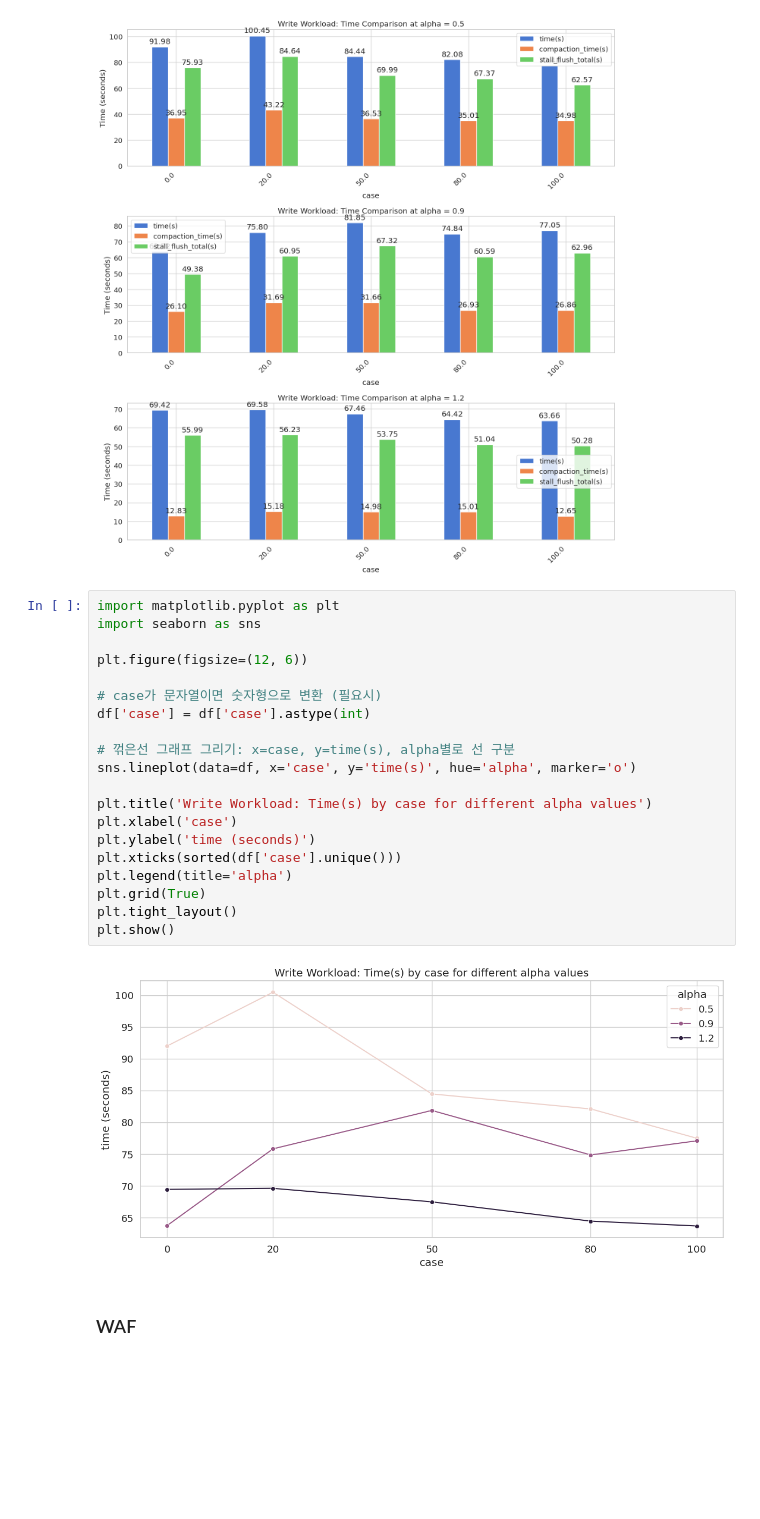
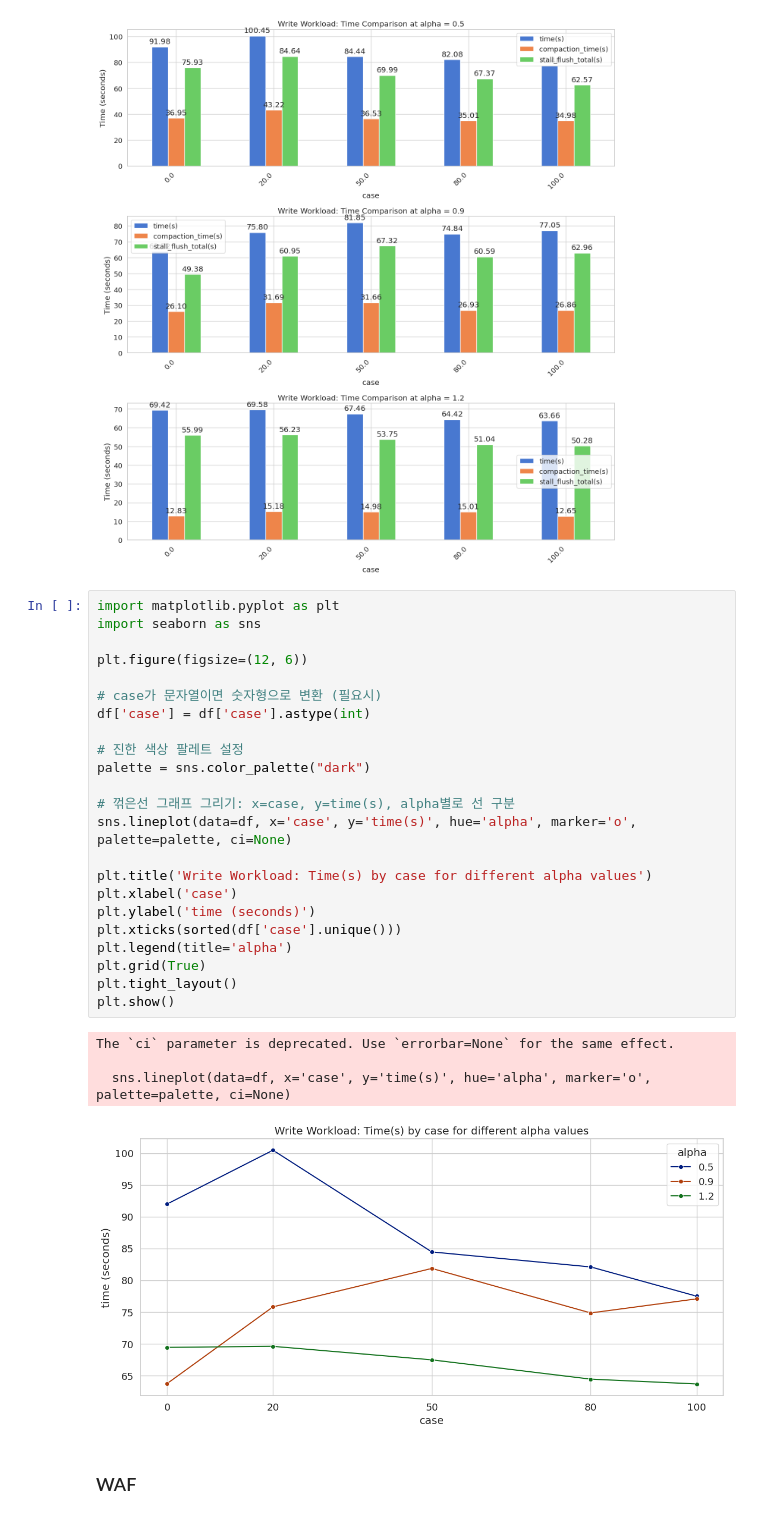
Before and after one commit to yrc00/opensource_sw_analysis, a Jupyter notebook: Lab4/analysis/h5_graph.ipynb, the cells around one changed output. Drawn from its saved outputs; the diff is of its cells as text; blank space fills up the shorter version.

```diff
--- a/Lab4/analysis/h5_graph.ipynb
+++ b/Lab4/analysis/h5_graph.ipynb
@@ -104,25 +104,31 @@ plt.show()
 # %%
 import matplotlib.pyplot as plt
 import seaborn as sns
 
 plt.figure(figsize=(12, 6))
 
 # case가 문자열이면 숫자형으로 변환 (필요시)
 df['case'] = df['case'].astype(int)
 
+# 진한 색상 팔레트 설정
+palette = sns.color_palette("dark")
+
 # 꺾은선 그래프 그리기: x=case, y=time(s), alpha별로 선 구분
-sns.lineplot(data=df, x='case', y='time(s)', hue='alpha', marker='o')
+sns.lineplot(data=df, x='case', y='time(s)', hue='alpha', marker='o', palette=palette, ci=None)
 
 plt.title('Write Workload: Time(s) by case for different alpha values')
 plt.xlabel('case')
 plt.ylabel('time (seconds)')
 plt.xticks(sorted(df['case'].unique()))
 plt.legend(title='alpha')
 plt.grid(True)
 plt.tight_layout()
 plt.show()
 # %% [output]
+The `ci` parameter is deprecated. Use `errorbar=None` for the same effect.
+
+  sns.lineplot(data=df, x='case', y='time(s)', hue='alpha', marker='o', palette=palette, ci=None)
-[figure, old version]
+[figure, new version]
 # %% [markdown]
 ### WAF
 # %%
```
Also changed, not shown: parts of 14 cells of this notebook, 10 other files.
